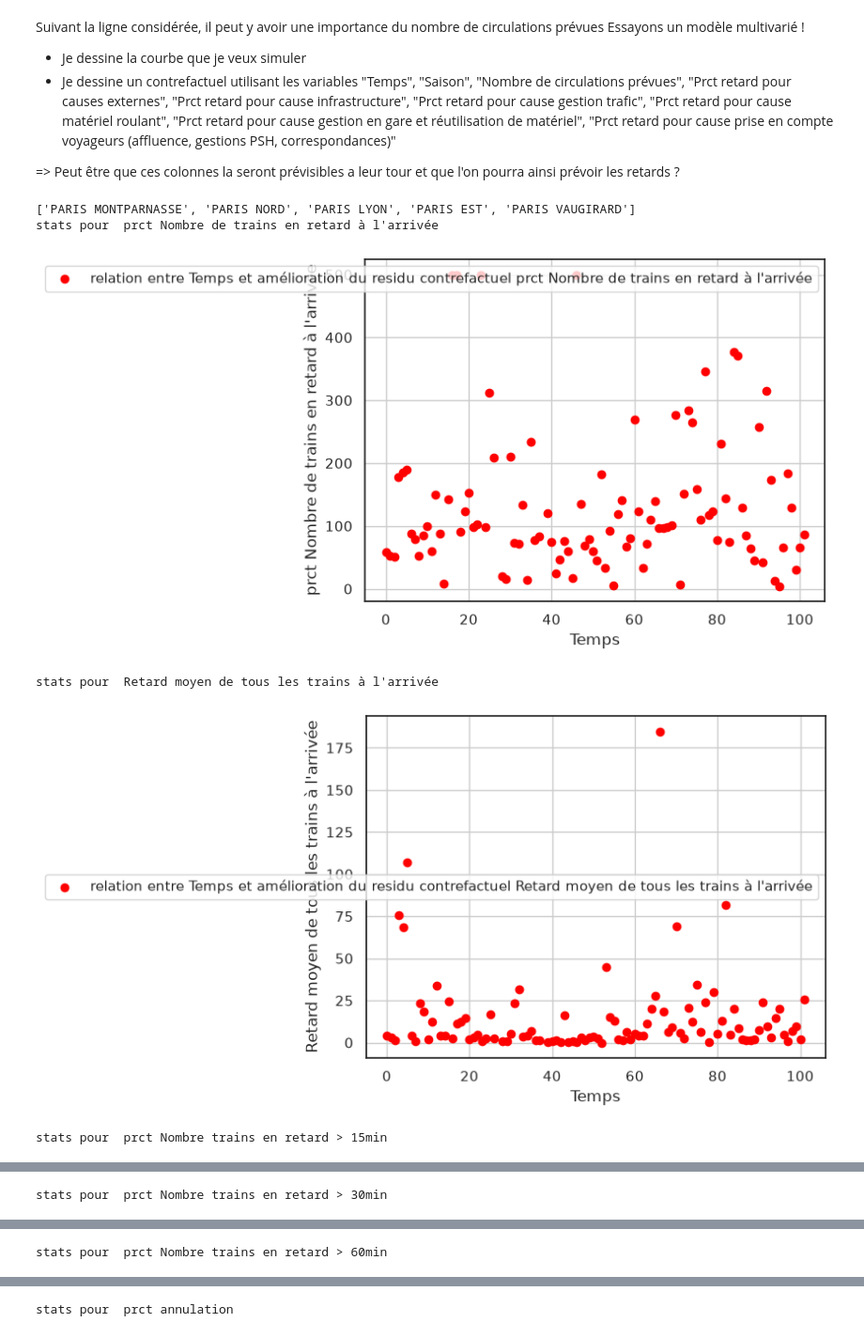
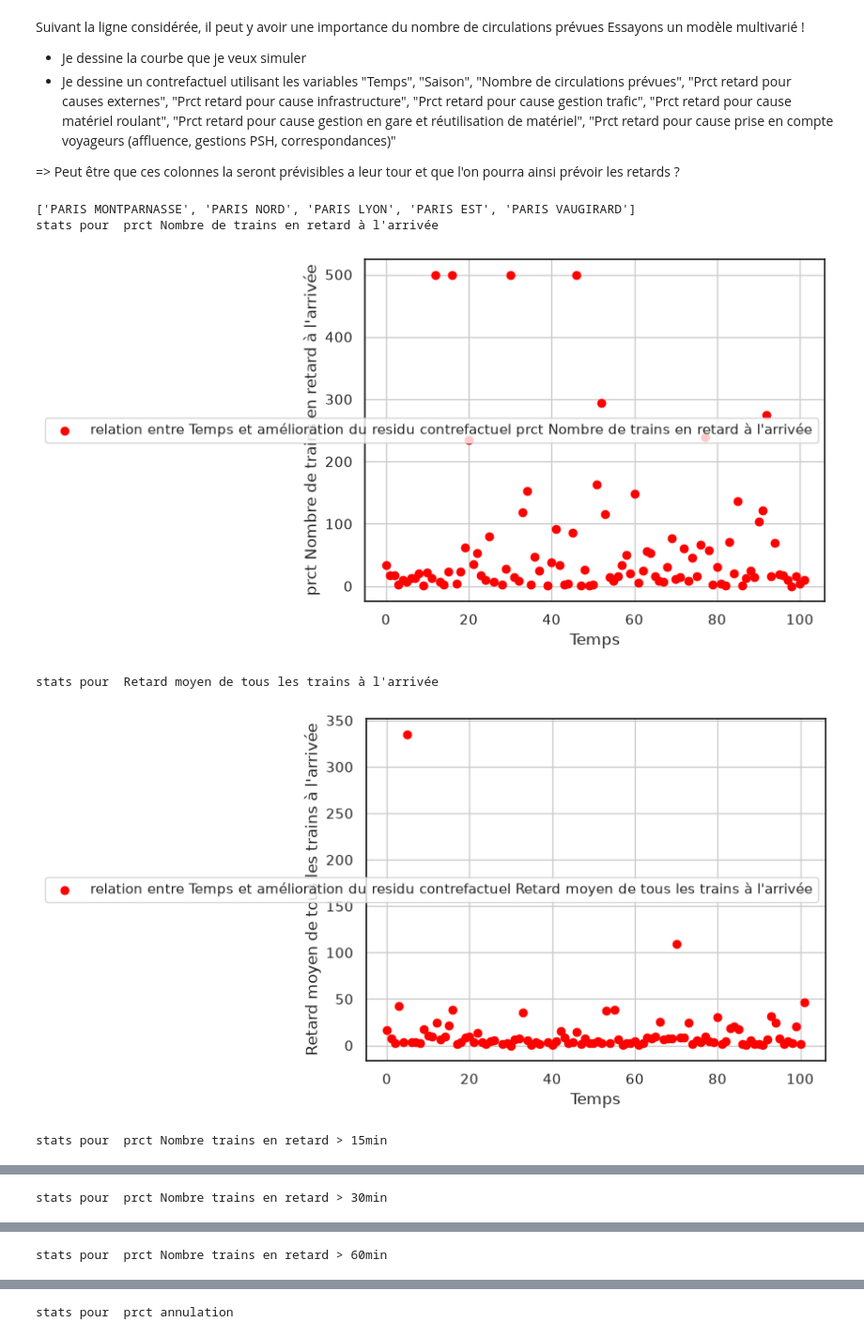
Before and after one commit to matthieubaucher/projet_sncf, a Jupyter notebook: poc/analyse_matthieu/src/analyse.ipynb, the cells around one changed output, grey strips where cells are left out. Shown at 94% size. Saved outputs shown, nothing was run; the diff lists cells and outputs as text; code cells hidden in the pictures.

```diff
--- a/poc/analyse_matthieu/src/analyse.ipynb
+++ b/poc/analyse_matthieu/src/analyse.ipynb
@@ -528,10 +530,10 @@ def creer_df_contrefactuel_lineaire(df, col_X, col_Y):
 
 def creer_df_contrefactuel(df, col_X, col_Y):
     model = MLPRegressor(
-        hidden_layer_sizes=(32,32),
+        hidden_layer_sizes=(64,48,48,48,48,48),
         activation='tanh',
         solver='adam',
-        alpha=0.01,
+        alpha=0.1,
         max_iter=20000,
         random_state=42)
 
@@ -566,34 +568,34 @@ def visualise_residu_contrefactuel(df, col_Y):
 
 def visualise_amelioration_residu_contrefactuel(df, col_Y):
     stat =  (df[col_Y]-df[f"{col_Y} contrefactuel"]) / (df[col_Y]-df[f"{col_Y} contrefactuel simple"])
     stat = stat.abs() * 100
     stat = stat.clip(lower=0, upper=500)
     plt.scatter(df["Temps"], stat , label=f"relation entre Temps et amélioration du residu contrefactuel {col_Y}", color='red')
     plt.xlabel("Temps")
     plt.ylabel(col_Y)
     plt.legend()
     plt.grid(True)
     plt.show()
 
 def analyse_et_visualistation_contrefactuel(df, depart, arrivee):
     df = df[(df["Gare de départ"]==depart) & (df["Gare d'arrivée"]==arrivee)]
     for retard in colonne_prct_retard:
         print("stats pour ", retard)
         creer_df_contrefactuel(df, source_X, retard)
         visualise_amelioration_residu_contrefactuel(df, retard)
         print("")
         print("")
         print("")
 
 lst = df_analyse_retard["Gare de départ"].unique()
 filtre = [x for x in lst if "PARIS" in x]
 print(filtre)
 analyse_et_visualistation_contrefactuel(df_analyse_retard, "PARIS LYON", "NICE VILLE")
 analyse_et_visualistation_contrefactuel(df_analyse_retard, "PARIS NORD", "LILLE")
 # %% [output]
 ['PARIS MONTPARNASSE', 'PARIS NORD', 'PARIS LYON', 'PARIS EST', 'PARIS VAUGIRARD']
 stats pour  prct Nombre de trains en retard à l'arrivée
-[figure, old version]
+[figure, new version]
 stats pour  Retard moyen de tous les trains à l'arrivée
-[figure, old version]
+[figure, new version]
 stats pour  prct Nombre trains en retard > 15min
```
Also changed, not shown: parts of 7 cells of this notebook.
